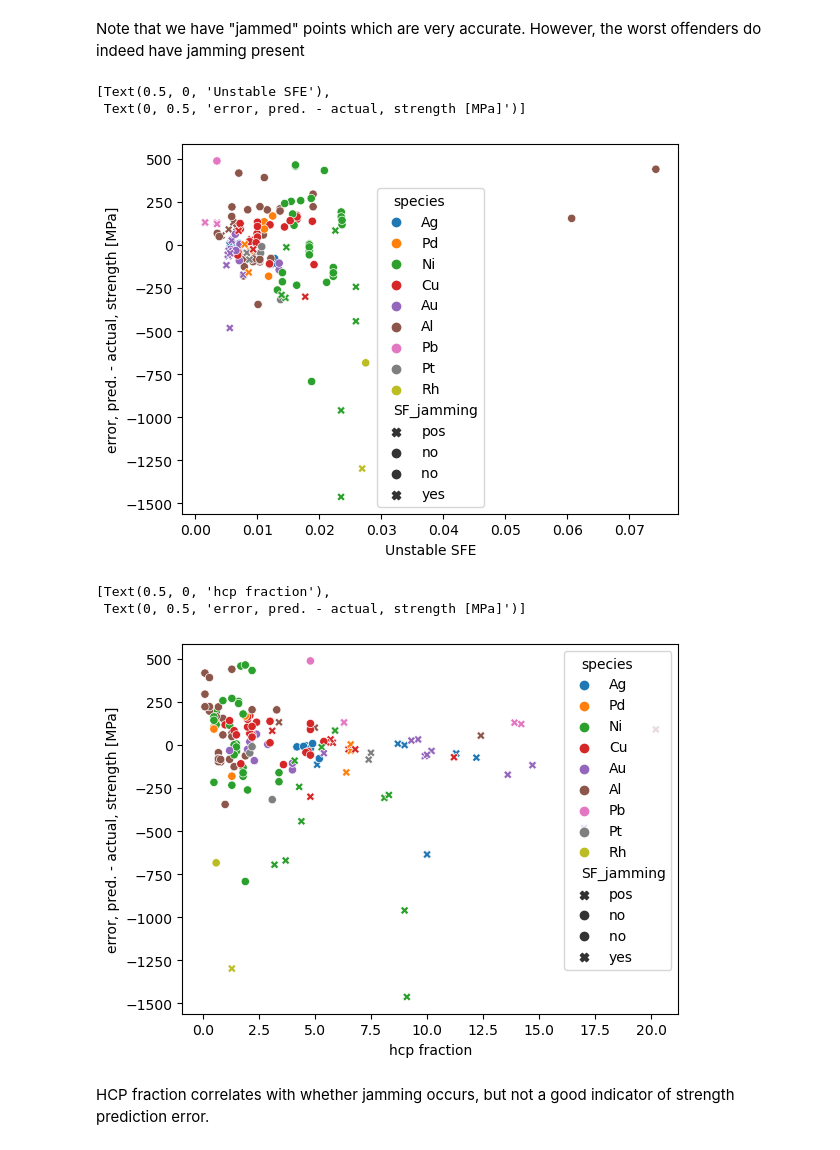
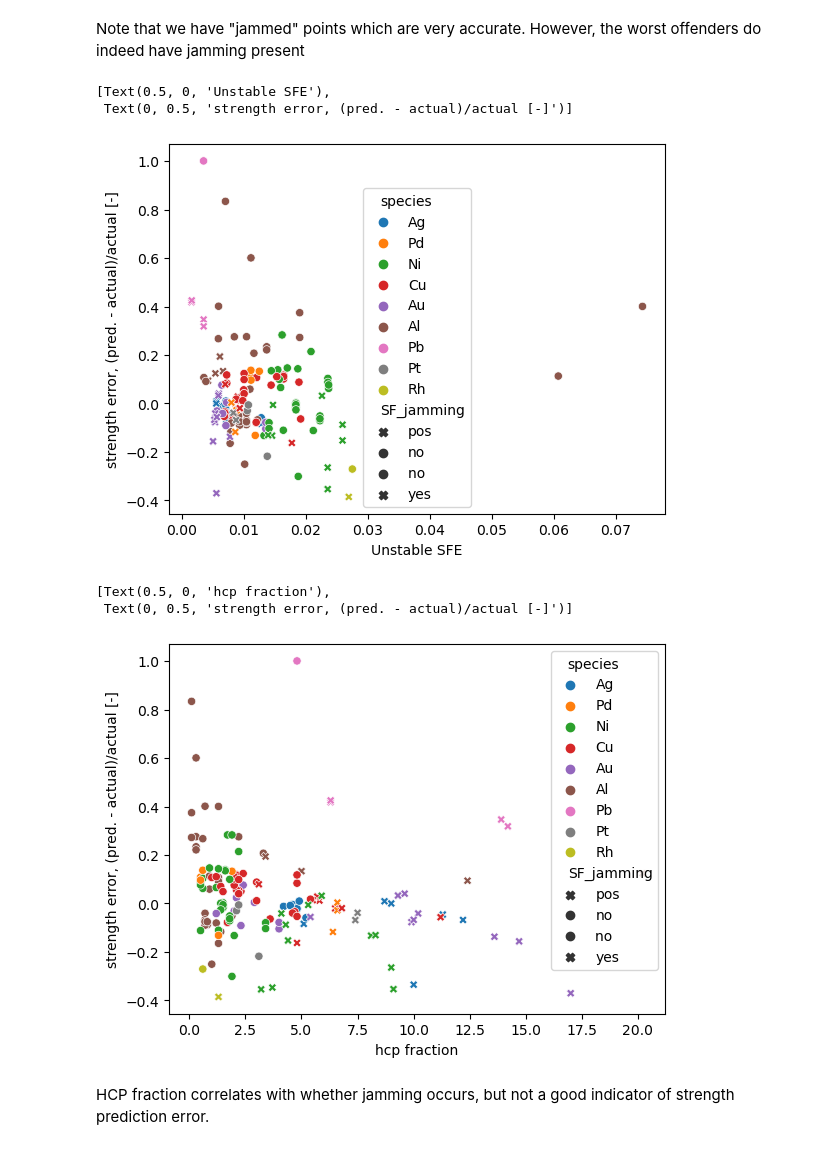
Before and after one commit to bjasperson/strength_covariance, a Jupyter notebook: 231106_jamming.ipynb, the cells around one changed output. Cells and saved outputs as stored; diff of their text form; code cells hidden in the pictures.

```diff
--- a/231106_jamming.ipynb
+++ b/231106_jamming.ipynb
@@ -27,28 +33,28 @@ Note that we have "jammed" points which are very accurate. However, the worst of
 # %%
 ax = sns.scatterplot(data = df,
             x = "unstable_stack_energy_fcc",
-            y = results["strength_pred"] - results["strength_MPa"],
+            y = (results["strength_pred"] - results["strength_MPa"])/results["strength_MPa"],
             hue = "species",
             style = "SF_jamming",
             markers = markers)
 ax.set(xlabel="Unstable SFE",
-       ylabel="error, pred. - actual, strength [MPa]")
+       ylabel="strength error, (pred. - actual)/actual [-]")
 # %% [output]
 [Text(0.5, 0, 'Unstable SFE'),
- Text(0, 0.5, 'error, pred. - actual, strength [MPa]')]
+ Text(0, 0.5, 'strength error, (pred. - actual)/actual [-]')]
-[figure, old version]
+[figure, new version]
 # %%
 ax = sns.scatterplot(data = df,
             x = "hcp_fraction",
-            y = results["strength_pred"] - results["strength_MPa"],
+            y = (results["strength_pred"] - results["strength_MPa"])/results["strength_MPa"],
             hue = "species",
             style = "SF_jamming",
             markers = markers)
 ax.set(xlabel="hcp fraction",
-       ylabel="error, pred. - actual, strength [MPa]")
+       ylabel="strength error, (pred. - actual)/actual [-]")
 # %% [output]
 [Text(0.5, 0, 'hcp fraction'),
- Text(0, 0.5, 'error, pred. - actual, strength [MPa]')]
+ Text(0, 0.5, 'strength error, (pred. - actual)/actual [-]')]
-[figure, old version]
+[figure, new version]
 # %% [markdown]
 HCP fraction correlates with whether jamming occurs, but not a good indicator of strength prediction error.
```
Also changed, not shown: parts of 2 cells of this notebook.
